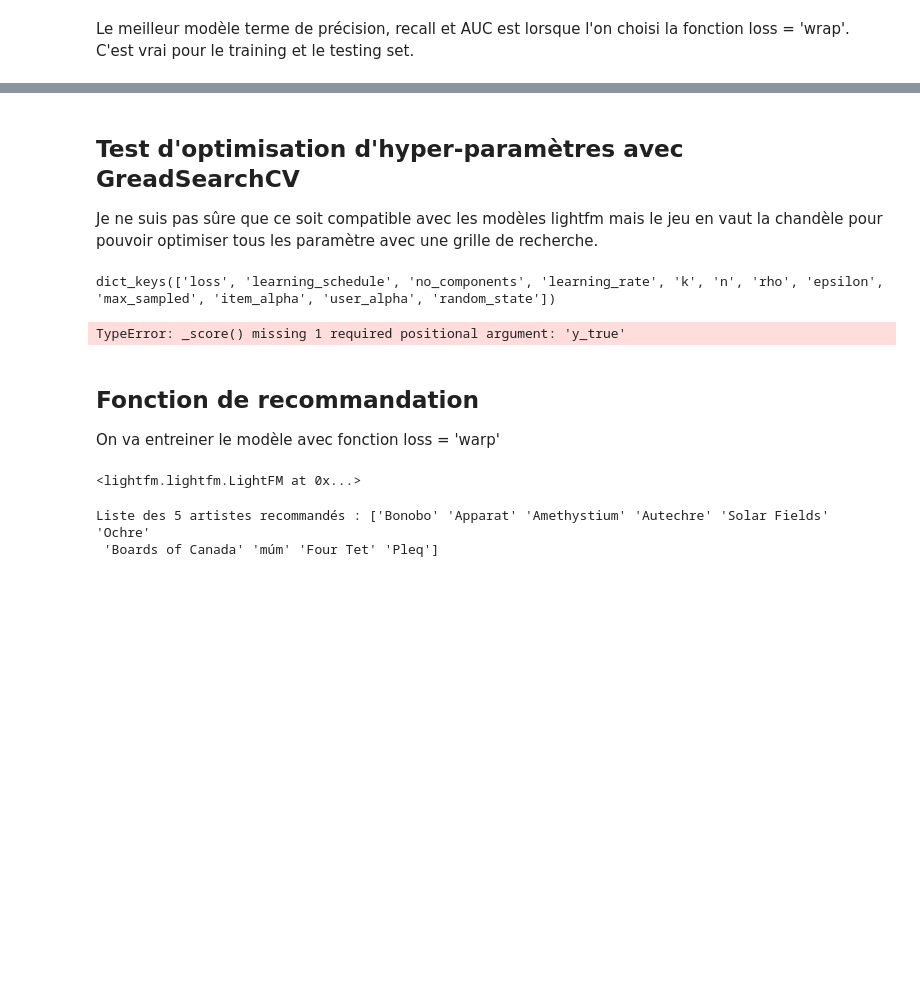
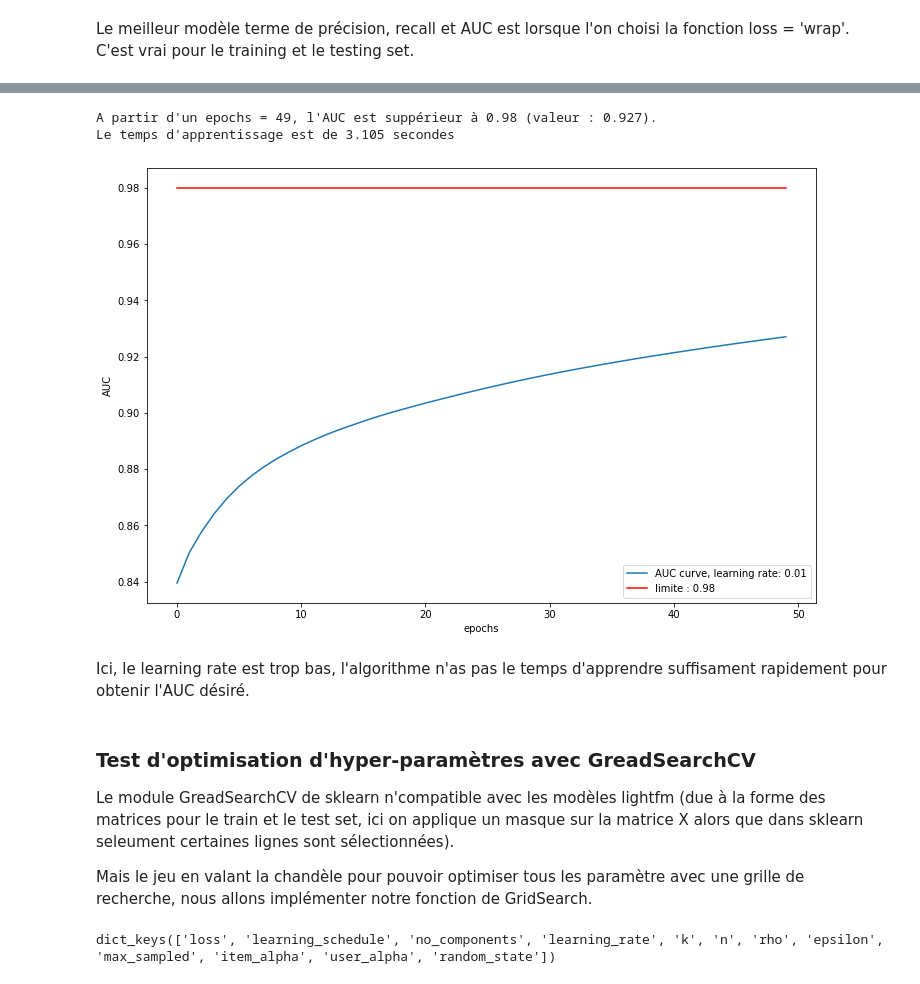
Before and after one commit to AnthonyBonfils3/Simplon_Brief_Recommandation, a Jupyter notebook: lastfm.ipynb, the cells around one changed output, grey strips where cells are left out. Saved outputs shown, nothing was run; the diff lists cells and outputs as text; code cells hidden in the pictures; blank space fills up the shorter version.

```diff
--- a/lastfm.ipynb
+++ b/lastfm.ipynb
@@ -204,7 +336,25 @@ Le meilleur modèle terme de précision, recall et AUC est lorsque l'on choisi l
+# %%
+learn_rate = 0.01
+nb_epochs = 50
+model1 = LightFM(learning_rate=learn_rate, loss='warp', random_state = 42)
+train_res = AUC_fcn_of_epochs(model1, train, nb_epochs)
+
+arr = np.array(train_res['ligthFM-loss_wrap'])
+df = pd.DataFrame(arr, columns=['time_s', 'i', 'AUC'])
+
+plot_AUC_fcn_of_epochs(df, AUC_lim, learn_rate)
+# %% [output]
+A partir d'un epochs = 49, l'AUC est suppérieur à 0.98 (valeur : 0.927).
+Le temps d'apprentissage est de 3.105 secondes
+[figure, added]
+# %% [markdown]
+Ici, le learning rate est trop bas, l'algorithme n'as pas le temps d'apprendre suffisament rapidement pour obtenir l'AUC désiré.
 # %% [markdown]
-## Test d'optimisation d'hyper-paramètres avec GreadSearchCV
+### Test d'optimisation d'hyper-paramètres avec GreadSearchCV
 
-Je ne suis pas sûre que ce soit compatible avec les modèles lightfm mais le jeu en vaut la chandèle pour pouvoir optimiser tous les paramètre avec une grille de recherche.
+Le module GreadSearchCV de sklearn n'compatible avec les modèles lightfm (due à la forme des matrices pour le train et le test set, ici on applique un masque sur la matrice X alors que dans sklearn seleument certaines lignes sont sélectionnées).
+
+Mais le jeu en valant la chandèle pour pouvoir optimiser tous les paramètre avec une grille de recherche, nous allons implémenter notre fonction de GridSearch.
 # %%
 ## affichage des paramètre
 LightFM().get_params().keys()
@@ -232,24 +373,0 @@ gs = GridSearchCV(LightFM(),
-# %%
-gs_res = gs.fit(train)
-# %% [output]
-TypeError: _score() missing 1 required positional argument: 'y_true'
-# %% [markdown]
-## Fonction de recommandation
-On va entreiner le modèle avec fonction loss = 'warp'
-# %%
-model = LightFM(learning_rate=0.05, loss='warp')
-model.fit(train, epochs=10, num_threads=2)
-# %% [output]
-<lightfm.lightfm.LightFM at 0x...>
-# %%
-def get_recommandation(user, model=model):
-    scores = model.predict(user, np.arange(n_items))
-    top_items = artist_names[np.argsort(-scores)]
-    print('Liste des 5 artistes recommandés :', top_items[:10])
-    return top_items
-
-user = 1
-top_items = get_recommandation(user)
-# %% [output]
-Liste des 5 artistes recommandés : ['Bonobo' 'Apparat' 'Amethystium' 'Autechre' 'Solar Fields' 'Ochre'
- 'Boards of Canada' 'múm' 'Four Tet' 'Pleq']
```
Also changed, not shown: parts of 36 cells of this notebook, 19 other files.
